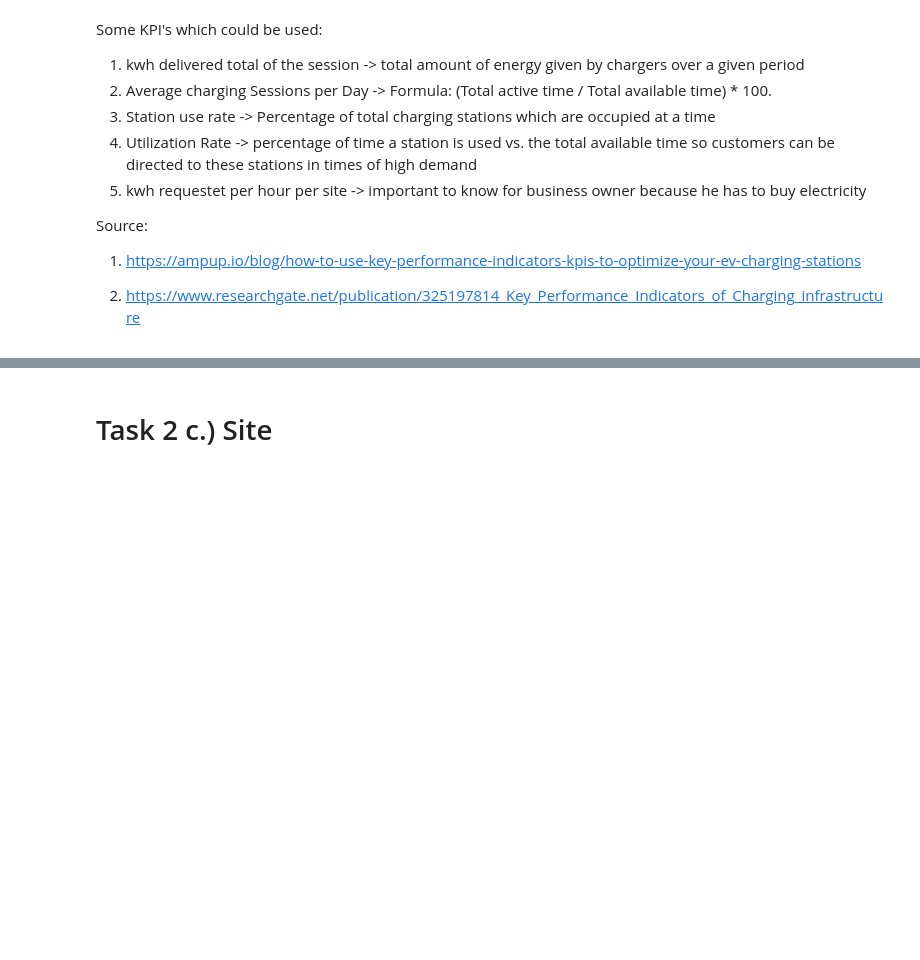
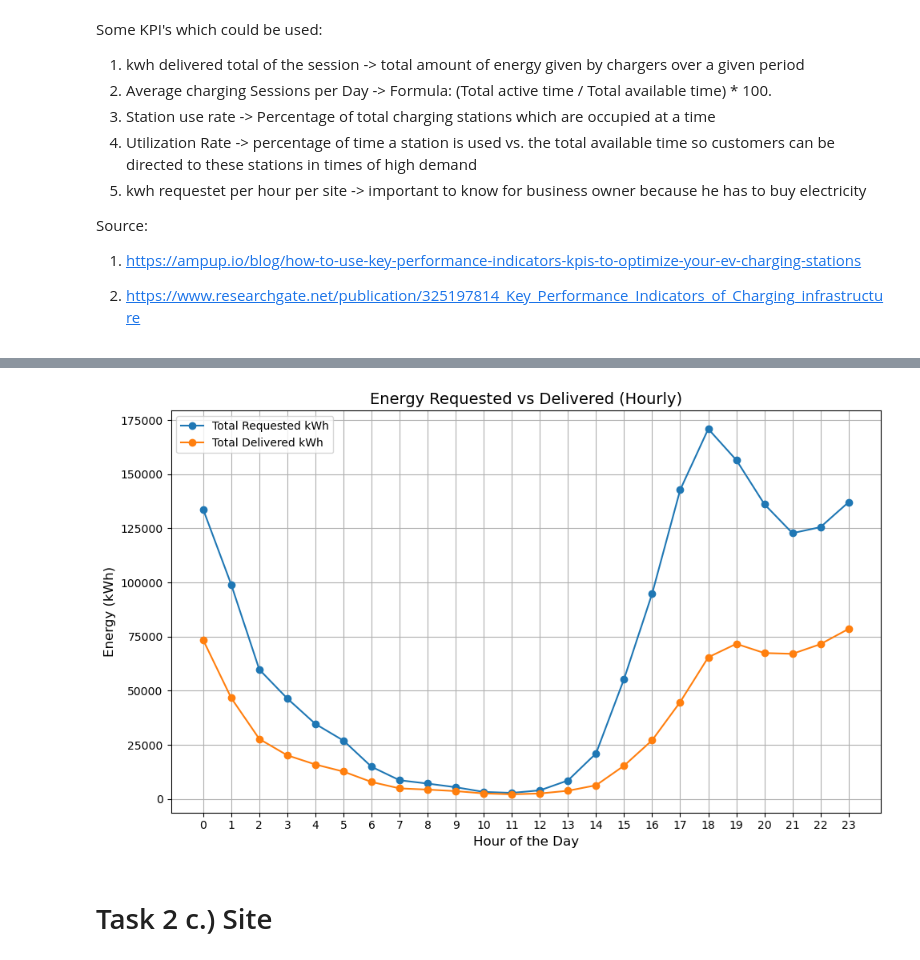
Before and after one commit to Vigro08/AA-Team-Assignment, a Jupyter notebook: Tasks/02_Descriptive_Analysis.ipynb, the cells around one changed output, grey strips where cells are left out. Cells and saved outputs as stored; diff of their text form; code cells hidden in the pictures; blank space fills up the shorter version.

```diff
--- a/Tasks/02_Descriptive_Analysis.ipynb
+++ b/Tasks/02_Descriptive_Analysis.ipynb
@@ -894,3 +989,29 @@ Source:
+# %%
+charging['doneChargingTime'] = pd.to_datetime(charging['doneChargingTime'])
+
+# Extract hour from 'doneChargingTime'
+charging['hour'] = charging['doneChargingTime'].dt.hour
+
+# Group by hour and calculate the sum of 'userInputs_kWhRequested' and 'kWhDelivered' (assuming 'kWhDelivered' is the actual energy delivered column)
+hourly_energy = charging.groupby('hour').agg(
+    total_requested_kWh=('userInputs_kWhRequested', 'sum'),
+    total_delivered_kWh=('kWhDelivered', 'sum')
+).reset_index()
+
+# Plotting the data
+plt.figure(figsize=(10, 6))
+plt.plot(hourly_energy['hour'], hourly_energy['total_requested_kWh'], label='Total Requested kWh', marker='o')
+plt.plot(hourly_energy['hour'], hourly_energy['total_delivered_kWh'], label='Total Delivered kWh', marker='o')
+plt.title('Energy Requested vs Delivered (Hourly)', fontsize=14)
+plt.xlabel('Hour of the Day', fontsize=12)
+plt.ylabel('Energy (kWh)', fontsize=12)
+plt.legend()
+plt.xticks(range(24))
+plt.grid(True)
+plt.tight_layout()
+plt.show()
+# %% [output]
+[figure, added]
 # %% [markdown]
 # Task 2 c.) Site
 # %% [markdown]
```
Also changed, not shown: parts of 5 cells of this notebook, 2 other files.
